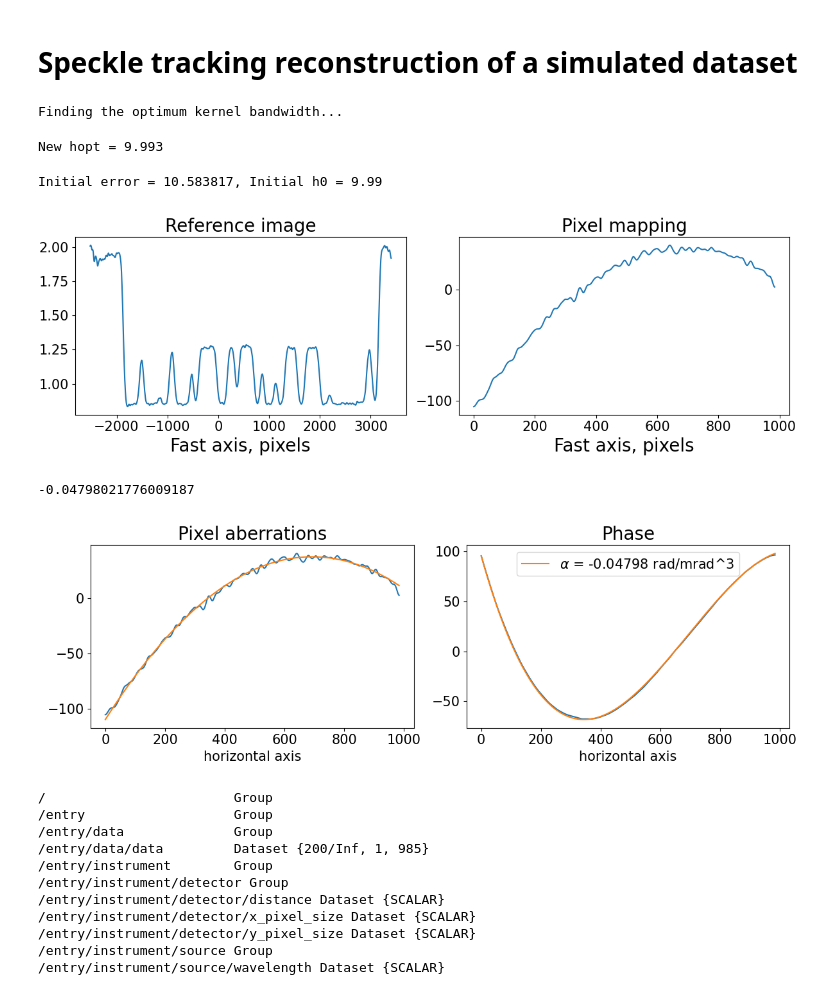
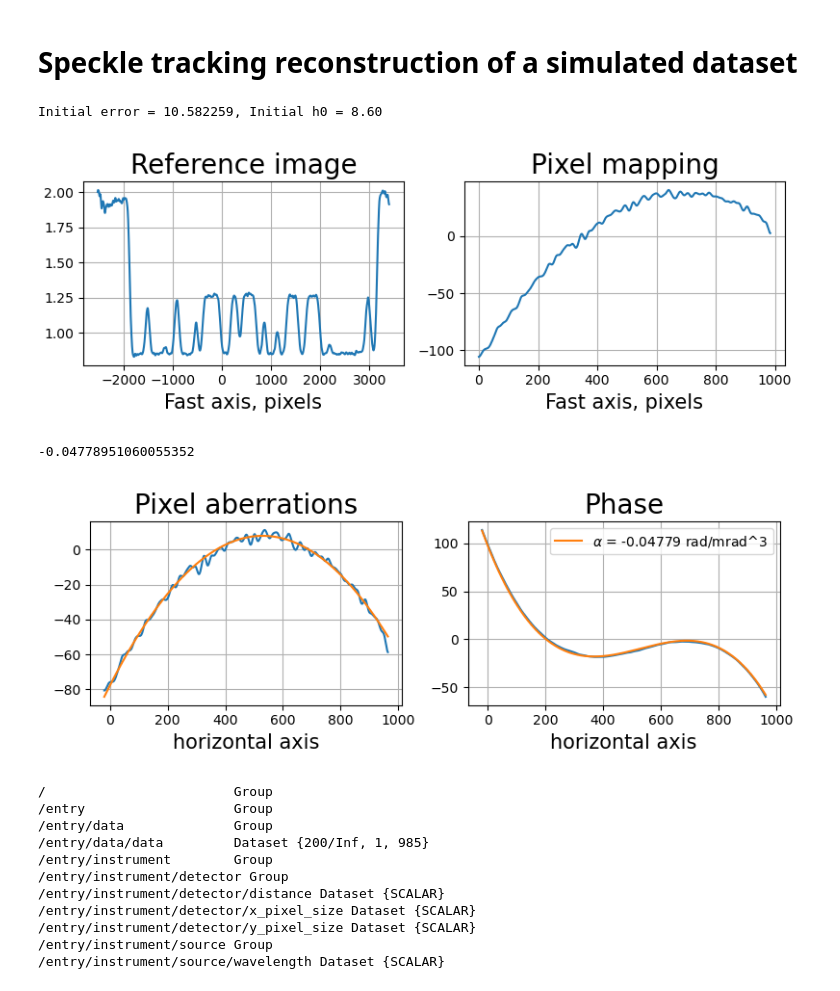
Before and after one commit to simply-nicky/pyrost, a Jupyter notebook: doc.ipynb, the cells around one changed output. Cells and saved outputs as stored; diff of their text form; code cells hidden in the pictures.

```diff
--- a/doc.ipynb
+++ b/doc.ipynb
@@ -142,18 +146,19 @@ plt.show()
 # %%
 fig, axes = plt.subplots(1, 2, figsize=(8, 3))
 axes[0].plot(fit_obj_fs.pixels, fit_obj_fs.phase, label='Reconstructed profile')
-axes[0].plot(fit_obj_fs.pixels, fit_obj_fs.model(fit_fs['ph_fit']),
+axes[0].plot(fit_obj_fs.pixels, fit_obj_fs.model(fit_fs['ph_fit']), linestyle='dashed',
              label='Polynomial fit')
-axes[0].set_xlabel('horizontal axis', fontsize=15)
+axes[0].set_xlabel('Horizontal axis', fontsize=15)
 axes[1].plot(fit_obj_ss.pixels, fit_obj_ss.phase, label='Reconstructed profile')
-axes[1].plot(fit_obj_ss.pixels, fit_obj_ss.model(fit_ss['ph_fit']),
+axes[1].plot(fit_obj_ss.pixels, fit_obj_ss.model(fit_ss['ph_fit']), linestyle='dashed',
              label='Polynomial fit')
-axes[1].set_xlabel('vertical axis')
+axes[1].set_xlabel('Horizontal axis', fontsize=15)
 for ax in axes:
     ax.set_title('Phase', fontsize=15)
-    ax.tick_params(labelsize=15)
+    ax.tick_params(labelsize=10)
     ax.legend(loc='lower left', fontsize=10)
+    ax.grid(True)
 plt.tight_layout()
 plt.show()
-# plt.savefig('phase_fit.png', dpi=300)
+# plt.savefig('docs/figures/phase_fit.png', dpi=300)
 # %% [output]
@@ -283,29 +288,23 @@ data = rst.STData(files=files)
 data = data.load()
 # %%
 st_obj = data.get_st()
-st_res = st_obj.train_adapt(search_window=(0.0, 10.0, 0.1), blur=8., verbose=True, n_iter=20)
+h0 = st_obj.find_hopt()
+st_res = st_obj.train_adapt(search_window=(0.0, 10.0, 0.1), h0=h0, blur=8.0)
 # %% [output]
-Finding the optimum kernel bandwidth...
+Initial error = 10.582259, Initial h0 = 8.60
-New hopt = 9.993
-Initial error = 10.583817, Initial h0 = 9.99
 # %%
-fig, axes = plt.subplots(1, 2, figsize=(12, 4))
+fig, axes = plt.subplots(1, 2, figsize=(8, 3))
 axes[0].plot(np.arange(st_res.reference_image.shape[1]) - st_res.ref_orig[1],
              st_res.reference_image[0])
 axes[0].set_title('Reference image', fontsize=20)
 axes[1].plot((st_res.pixel_map - st_obj.pixel_map)[1, 0])
 axes[1].set_title('Pixel mapping', fontsize=20)
 for ax in axes:
-    ax.tick_params(labelsize=15)
-    ax.set_xlabel('Fast axis, pixels', fontsize=20)
+    ax.tick_params(labelsize=10)
+    ax.set_xlabel('Fast axis, pixels', fontsize=15)
+    ax.grid(True)
 plt.tight_layout()
-# plt.show()
-plt.savefig('sim_curves.png', dpi=300)
+plt.show()
+# plt.savefig('docs/figures/1d_sim_res.png', dpi=300)
 # %% [output]
-[figure, old version]
+[figure, new version]
-# %%
-data.import_st(st_res)
-fit = data.fit_phase(axis=1, max_order=2)
-fit['c_3'] # third order fit coefficient
-# %% [output]
--0.04798021776009187
@@ -312,6 +313,12 @@ fit['c_3'] # third order fit coefficient
+# %%
+fit_obj = data.get_fit(axis=1, center=20)
+fit_obj = fit_obj.remove_linear_term()
+fit = fit_obj.fit(max_order=2)
+print(fit['c_3'])
+# %% [output]
+-0.04778951060055352
 # %%
-fit_obj = data.get_fit(axis=1)
-fig, axes = plt.subplots(1, 2, figsize=(12, 4))
+fig, axes = plt.subplots(1, 2, figsize=(8, 3))
 axes[0].plot(fit_obj.pixels, fit_obj.pixel_aberrations)
 axes[0].plot(fit_obj.pixels, fit_obj.model(fit['fit']))
 axes[0].set_title('Pixel aberrations', fontsize=20)
@@ -319,15 +326,16 @@ axes[1].plot(fit_obj.pixels, fit_obj.phase)
 axes[1].plot(fit_obj.pixels, fit_obj.model(fit['ph_fit']),
              label=r'$\alpha$ = {:.5f} rad/mrad^3'.format(fit['c_3']))
 axes[1].set_title('Phase', fontsize=20)
-axes[1].legend(fontsize=15)
+axes[1].legend(fontsize=10)
 for ax in axes:
-    ax.tick_params(axis='both', which='major', labelsize=15)
+    ax.tick_params(axis='both', which='major', labelsize=10)
     ax.set_xlabel('horizontal axis', fontsize=15)
+    ax.grid(True)
 plt.tight_layout()
 plt.show()
-# plt.savefig('1d_sim_fits.png', dpi=300)
+# plt.savefig('docs/figures/1d_sim_fits.png', dpi=300)
 # %% [output]
-[figure, old version]
+[figure, new version]
 # %%
 data.save(mode='overwrite')
 # %%
```
Also changed, not shown: parts of 24 cells of this notebook, 28 other files.
